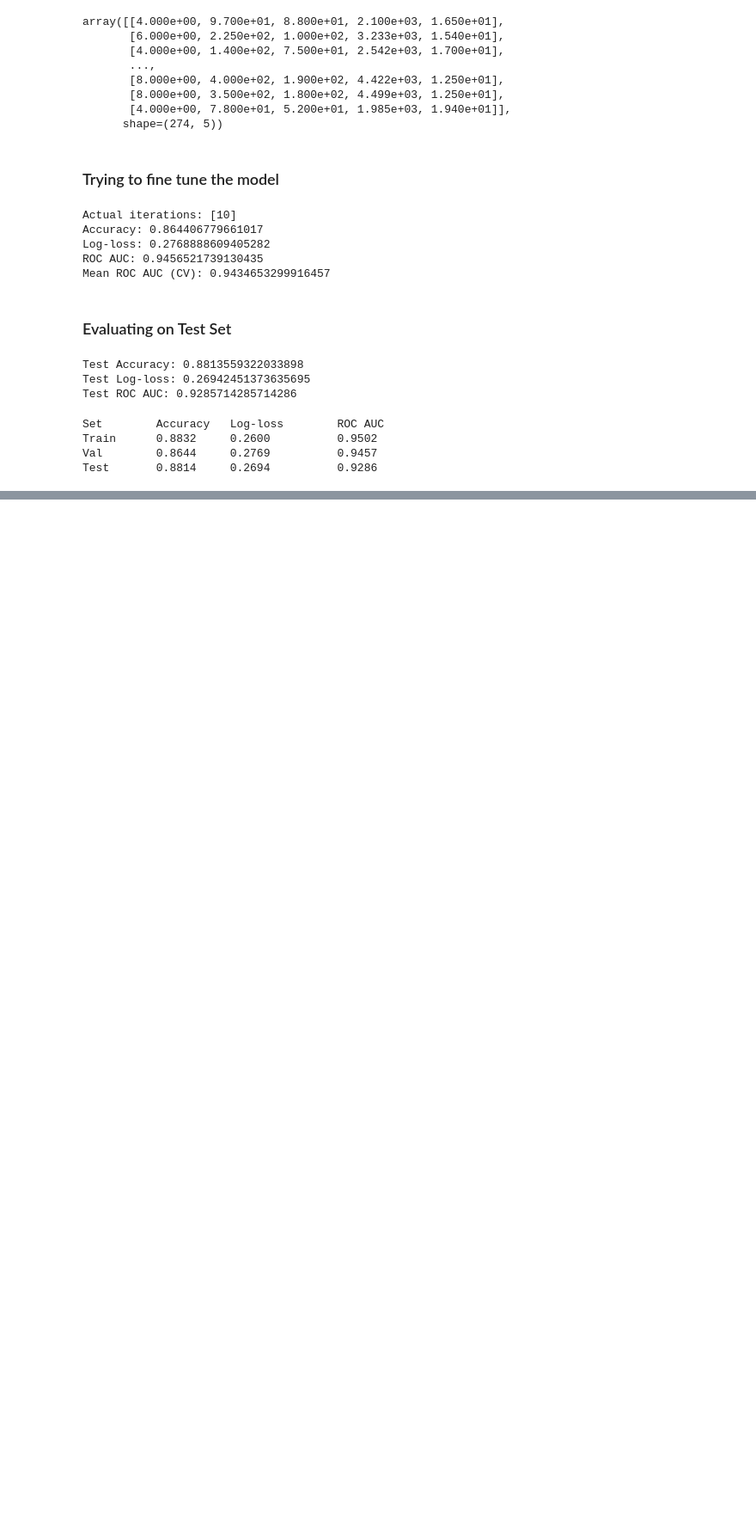
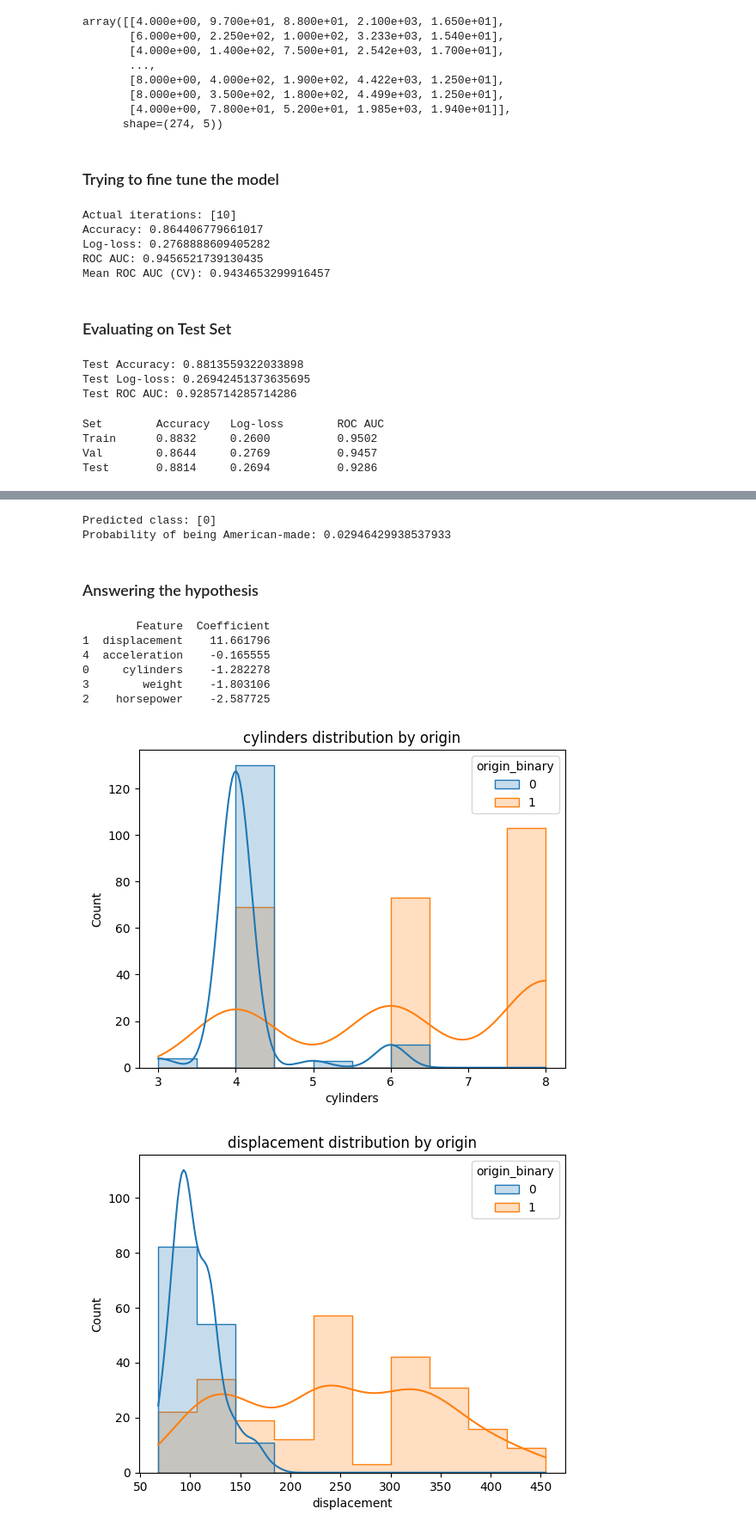
Before and after one commit to DetGrey/cars-machine-learning-project, a Jupyter notebook: logistic-regression.ipynb, the cells around one changed output, grey strips where cells are left out. Shown at 86% size. Cells and saved outputs as stored; diff of their text form; code cells hidden in the pictures; blank space fills up the shorter version.

```diff
--- a/logistic-regression.ipynb
+++ b/logistic-regression.ipynb
@@ -210,0 +213,55 @@ Test       0.8814     0.2694          0.9286
+# %%
+# Example input: a new car's features (already scaled)
+new_car_raw = [[8,225,225,3786,10]]  # cylinders, displacement, horsepower, weight, acceleration
+
+new_car_scaled = scaler.transform(new_car_raw)
+
+# Predict class (0 or 1)
+is_american = model.predict(new_car_scaled)
+print("Predicted class:", is_american)
+
+# Predict probability
+proba = model.predict_proba(new_car_scaled)
+print("Probability of being American-made:", proba[0][1])
+# %% [output]
+Predicted class: [0]
+Probability of being American-made: 0.02946429938537933
+# %% [markdown]
+### Answering the hypothesis
+# %%
+# Derive feature names: prefer explicit feature_cols if present, otherwise infer
+if 'feature_cols' in globals():
+    feature_names = feature_cols
+elif isinstance(X_train, pd.DataFrame):
+    feature_names = list(X_train.columns)
+else:
+    feature_names = [f"feature_{i}" for i in range(X_train.shape[1])]
+
+# Get coefficients
+coefficients = model.coef_[0]
+
+# Create a DataFrame for easy viewing
+coef_df = pd.DataFrame({
+    "Feature": feature_names,
+    "Coefficient": coefficients
+}).sort_values(by="Coefficient", ascending=False)
+
+print(coef_df)
+# %% [output]
+        Feature  Coefficient
+1  displacement    11.661796
+4  acceleration    -0.165555
+0     cylinders    -1.282278
+3        weight    -1.803106
+2    horsepower    -2.587725
+# %%
+import matplotlib.pyplot as plt
+import seaborn as sns
+
+for feature in feature_names:
+    sns.histplot(data=data, x=feature, hue='origin_binary', kde=True, element='step')
+    plt.title(f"{feature} distribution by origin")
+    plt.show()
+# %% [output]
+[figure, added]
+[figure, added]
```
Also changed, not shown: parts of 2 cells of this notebook.
